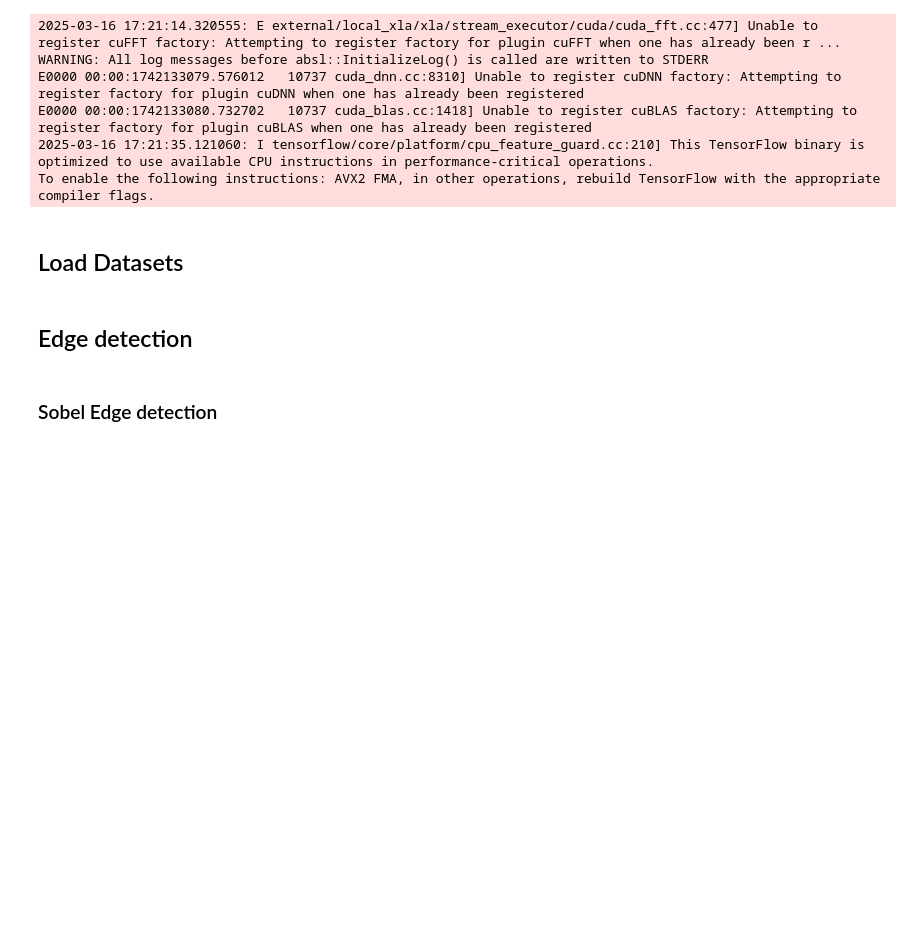
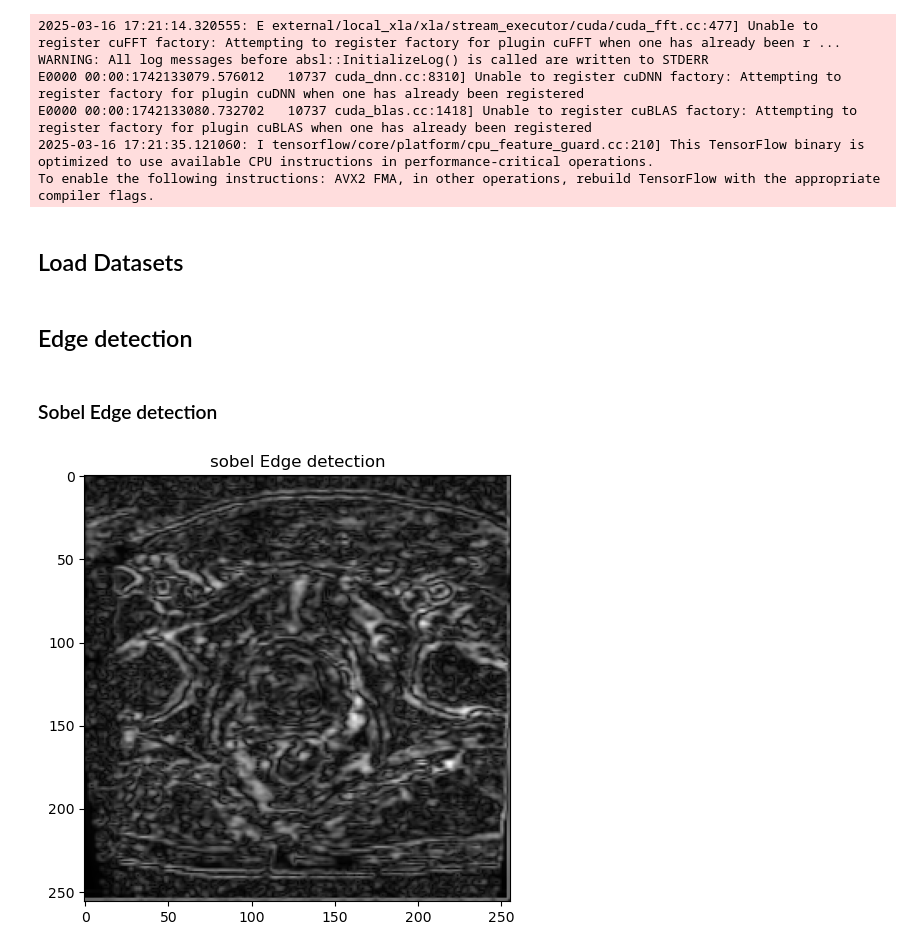
Before and after one commit to Mehrdadt1999/MRI_Preprocessing, a Jupyter notebook: Part3/MRI_preprocessing_part3.ipynb, the cells around one changed output. Drawn from its saved outputs; the diff is of its cells as text; code cells hidden in the pictures; blank space fills up the shorter version.

Commit message:
sobel Edge detection implemented.

```diff
--- a/Part3/MRI_preprocessing_part3.ipynb
+++ b/Part3/MRI_preprocessing_part3.ipynb
@@ -34,3 +34,19 @@ df_sag = pd.read_csv("../Part2/df_sag.csv").set_index("Study Instance UID")
 ## Edge detection
 # %% [markdown]
 ### Sobel Edge detection
+# %%
+def sobel_edge(df):
+    image = sitk.ReadImage(df["path"].iloc[0])
+    sobel_filter = sitk.SobelEdgeDetectionImageFilter()
+    edged_image = sobel_filter.Execute(image)
+    edged_image_arr = sitk.GetArrayFromImage(edged_image)
+
+    plt.figure(figsize=(5, 5))
+    plt.imshow(edged_image_arr[10], cmap="gray")
+    plt.title(f"sobel Edge detection")
+    plt.tight_layout()
+    plt.show()
+# %%
+sobel_edge(df_adc)
+# %% [output]
+[figure, added]
```
Also changed, not shown: parts of 4 cells of this notebook.
